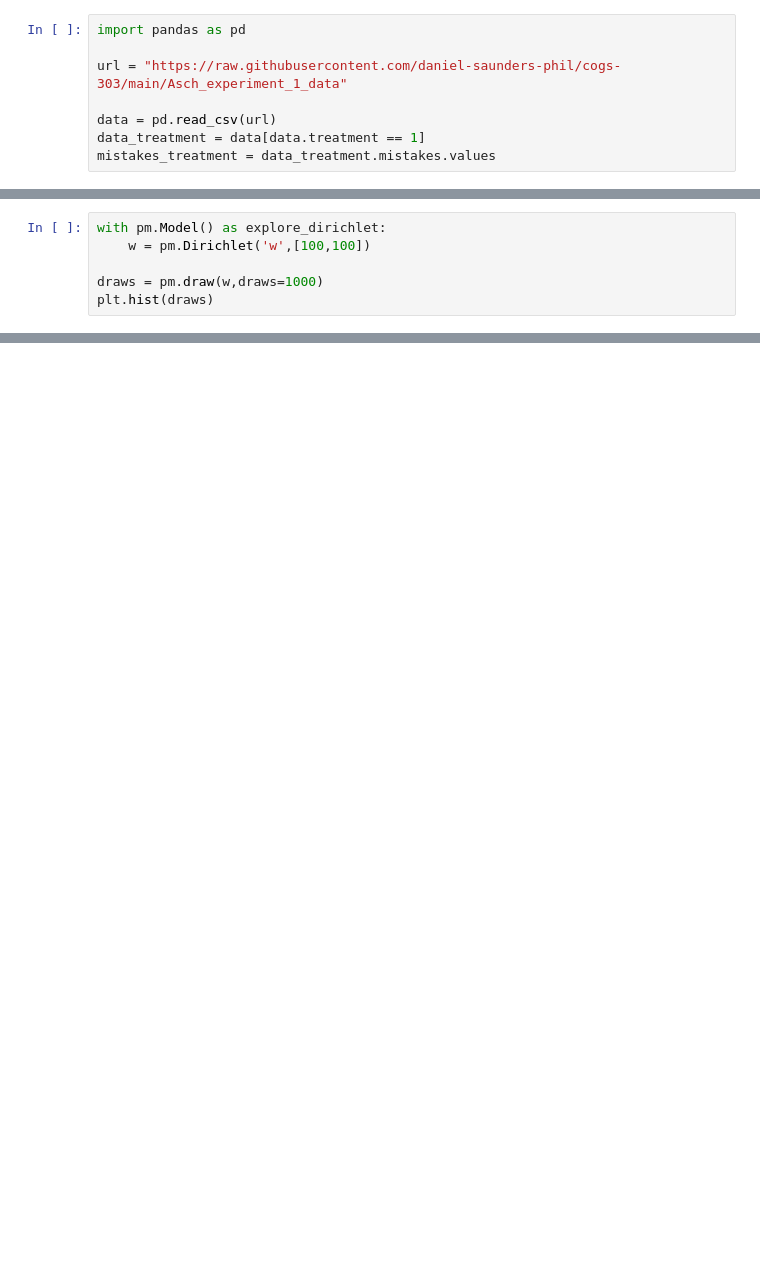
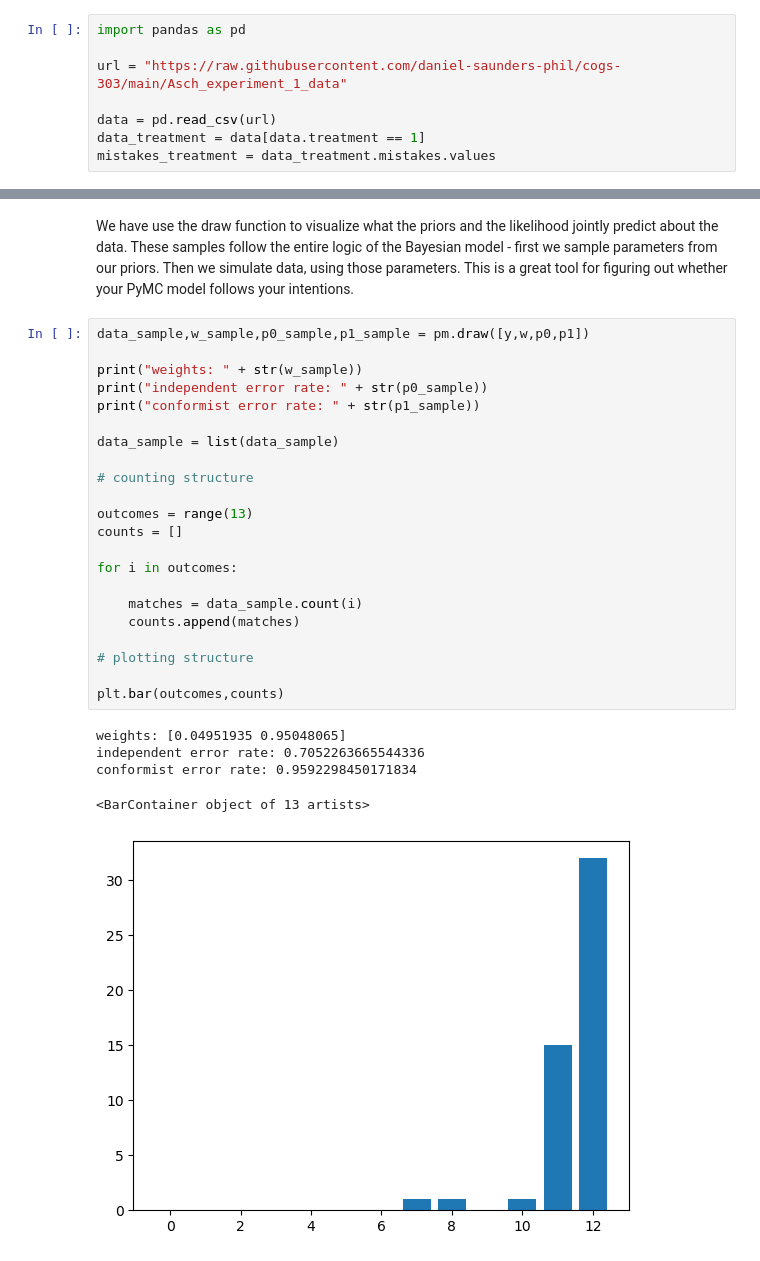
Before and after one commit to daniel-saunders-phil/cogs-303, a Jupyter notebook: lectures/Lecture 13 - The Monte Carlo Markov Chain.ipynb, the cells around one changed output, grey strips where cells are left out. Saved outputs shown, nothing was run; the diff lists cells and outputs as text; blank space fills up the shorter version.

```diff
--- a/lectures/Lecture 13 - The Monte Carlo Markov Chain.ipynb
+++ b/lectures/Lecture 13 - The Monte Carlo Markov Chain.ipynb
@@ -161,6 +145,0 @@ pm.draw(w)
-# %%
-with pm.Model() as explore_dirichlet:
-    w = pm.Dirichlet('w',[100,100])
-
-draws = pm.draw(w,draws=1000)
-plt.hist(draws)
@@ -166,0 +183,30 @@ plt.hist(draws)
+# %% [markdown]
+We have use the draw function to visualize what the priors and the likelihood jointly predict about the data. These samples follow the entire logic of the Bayesian model - first we sample parameters from our priors. Then we simulate data, using those parameters. This is a great tool for figuring out whether your PyMC model follows your intentions.
+# %%
+data_sample,w_sample,p0_sample,p1_sample = pm.draw([y,w,p0,p1])
+
+print("weights: " + str(w_sample))
+print("independent error rate: " + str(p0_sample))
+print("conformist error rate: " + str(p1_sample))
+
+data_sample = list(data_sample)
+
+# counting structure
+
+outcomes = range(13)
+counts = []
+
+for i in outcomes:
+
+    matches = data_sample.count(i)
+    counts.append(matches)
+
+# plotting structure
+
+plt.bar(outcomes,counts)
+# %% [output]
+weights: [0.04951935 0.95048065]
+independent error rate: 0.7052263665544336
+conformist error rate: 0.9592298450171834
+<BarContainer object of 13 artists>
+[figure, added]
```
Also changed, not shown: parts of 69 cells of this notebook, 2 other files.
